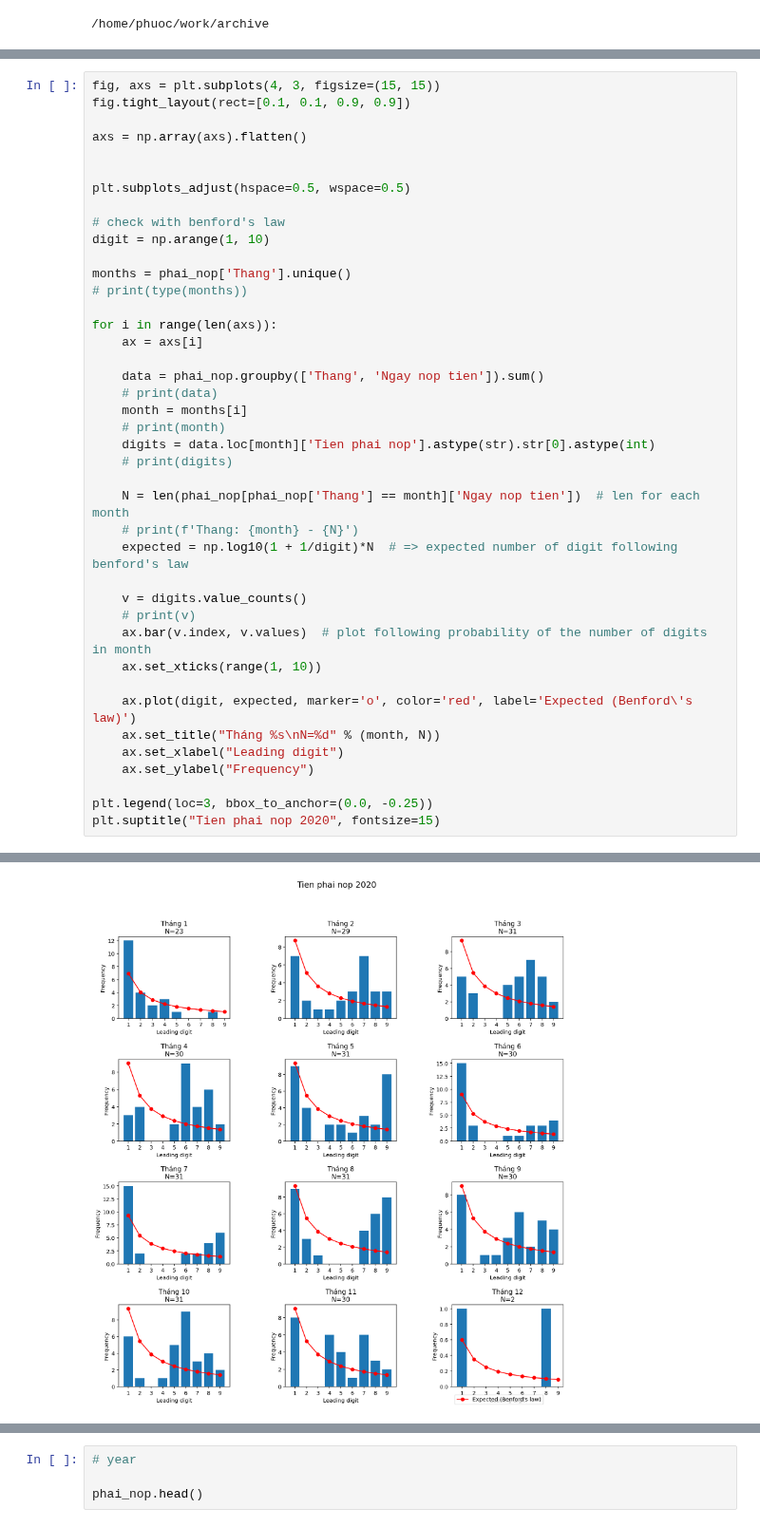
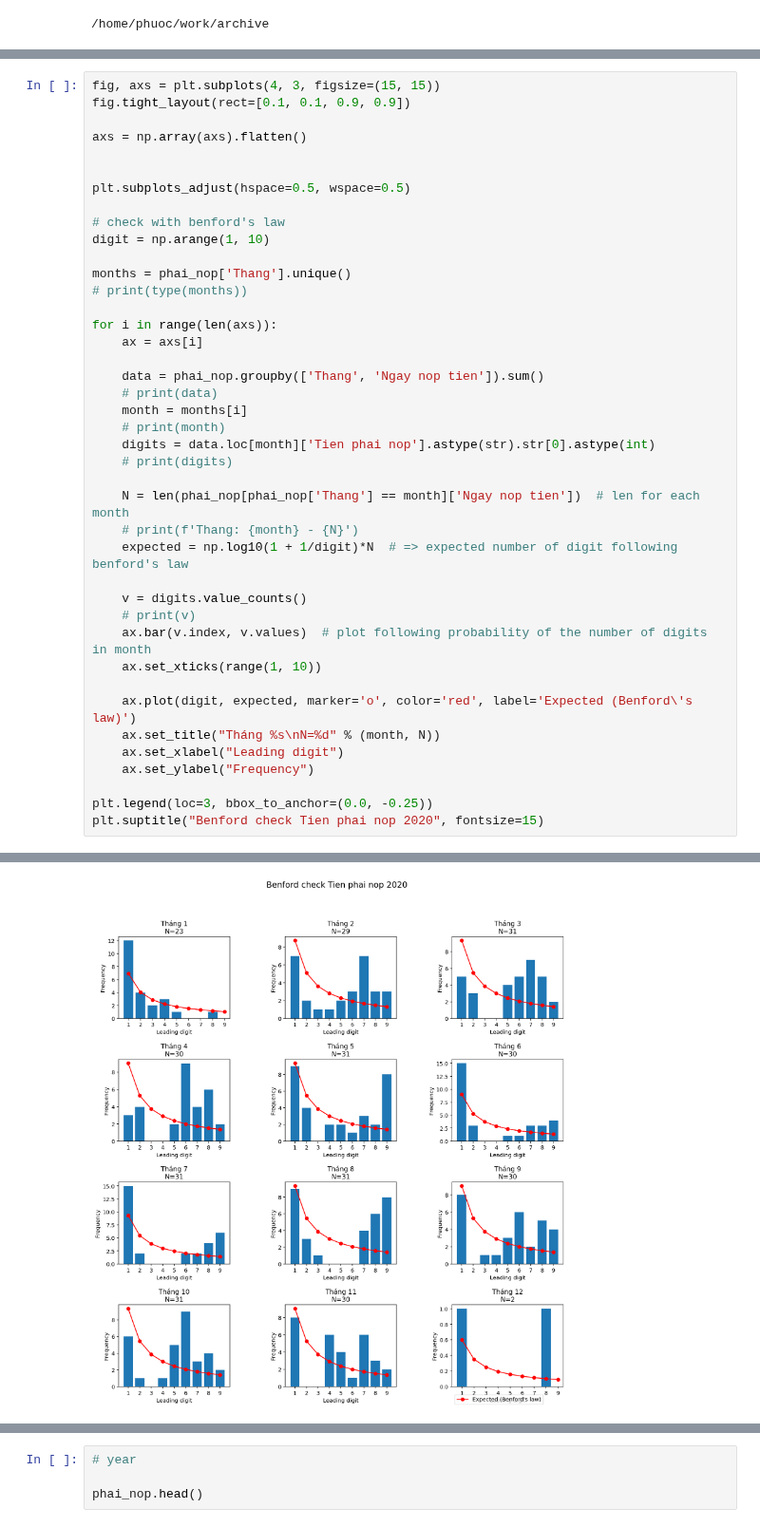
Before and after one commit to tranvietphuoc/notebook, a Jupyter notebook: analyze/COD_Benford.ipynb, the cells around one changed output, grey strips where cells are left out. Shown at 95% size. Drawn from its saved outputs; the diff is of its cells as text.

```diff
--- a/analyze/COD_Benford.ipynb
+++ b/analyze/COD_Benford.ipynb
@@ -84,5 +81,5 @@ for i in range(len(axs)):
     ax.set_ylabel("Frequency")
 
 plt.legend(loc=3, bbox_to_anchor=(0.0, -0.25))
-plt.suptitle("Tien phai nop 2020", fontsize=15)
+plt.suptitle("Benford check Tien phai nop 2020", fontsize=15)
 # %% [output]
@@ -90,4 +87,4 @@ Text(0.5, 0.98, 'Tien phai nop 2020')
-[figure, old version]
+[figure, new version]
 # %%
 del sao_ke['TK nộp ']
 del sao_ke['Ngày đúng']
```
Also changed, not shown: parts of 15 cells of this notebook.
